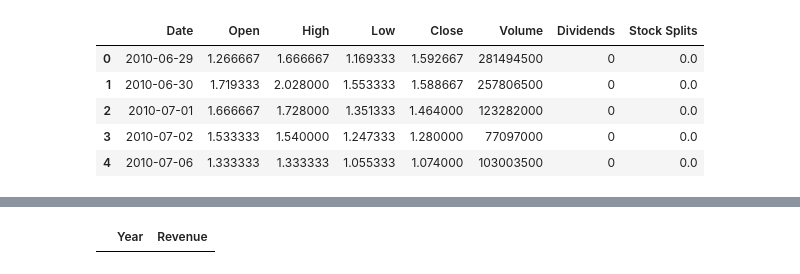
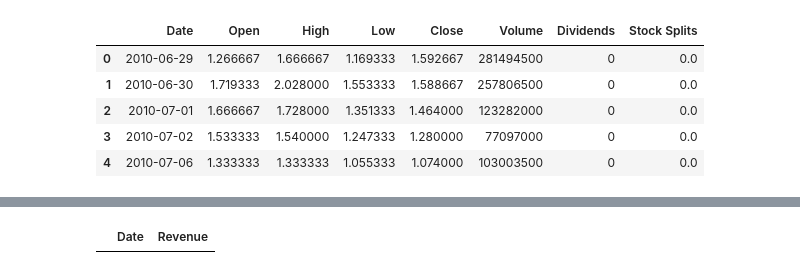
Before and after one commit to Allen-1209/DataScrapping_Tesla-GameStop, a Jupyter notebook: Web Scrabbing_yfinance-Tesla-GameStop.ipynb, the cells around one changed output, grey strips where cells are left out. Saved outputs shown, nothing was run; the diff lists cells and outputs as text; code cells hidden in the pictures.

```diff
--- a/Web Scrabbing_yfinance-Tesla-GameStop.ipynb
+++ b/Web Scrabbing_yfinance-Tesla-GameStop.ipynb
@@ -83,8 +84,8 @@ data  = requests.get(url).text
 # %%
 soup = BeautifulSoup(data, 'html5lib')
 # %%
-tesla_revenue = pd.DataFrame(columns=["Year","Revenue"])
+tesla_revenue = pd.DataFrame(columns=["Date","Revenue"])
 tesla_revenue
 # %% [output]
-|  | Year | Revenue |
+|  | Date | Revenue |
 # %%
```
Also changed, not shown: parts of 17 cells of this notebook.
